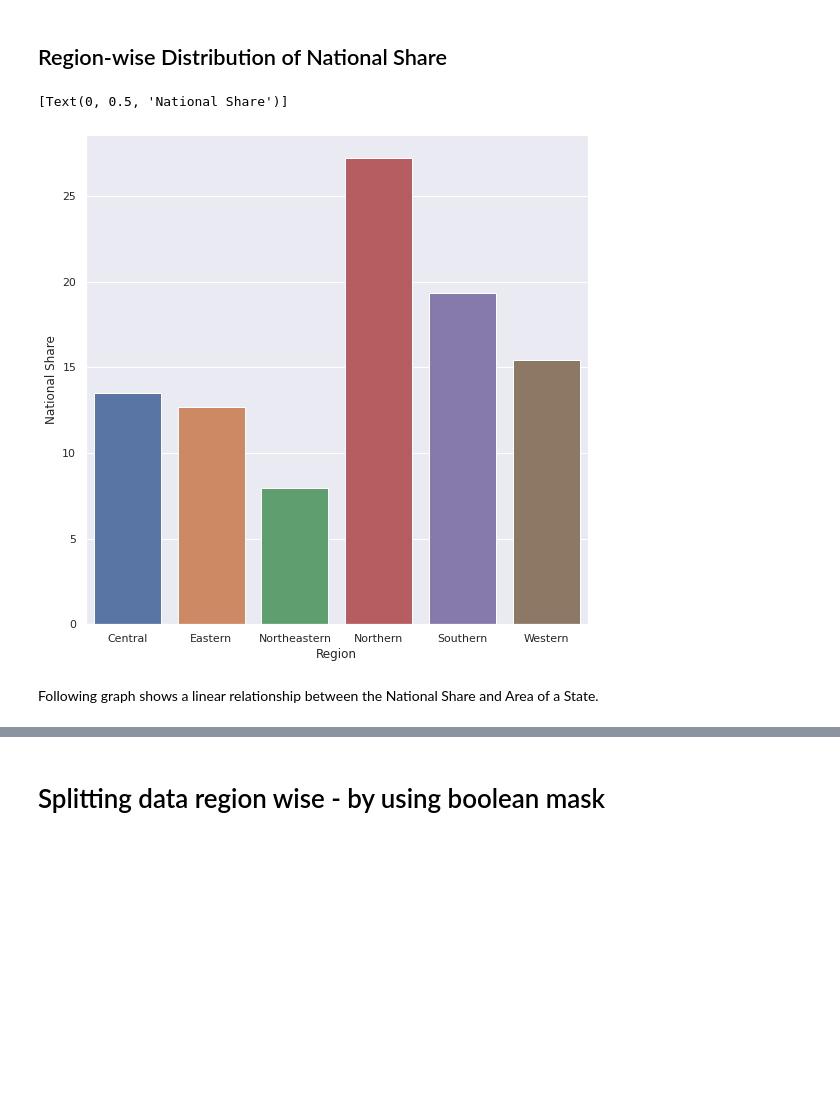
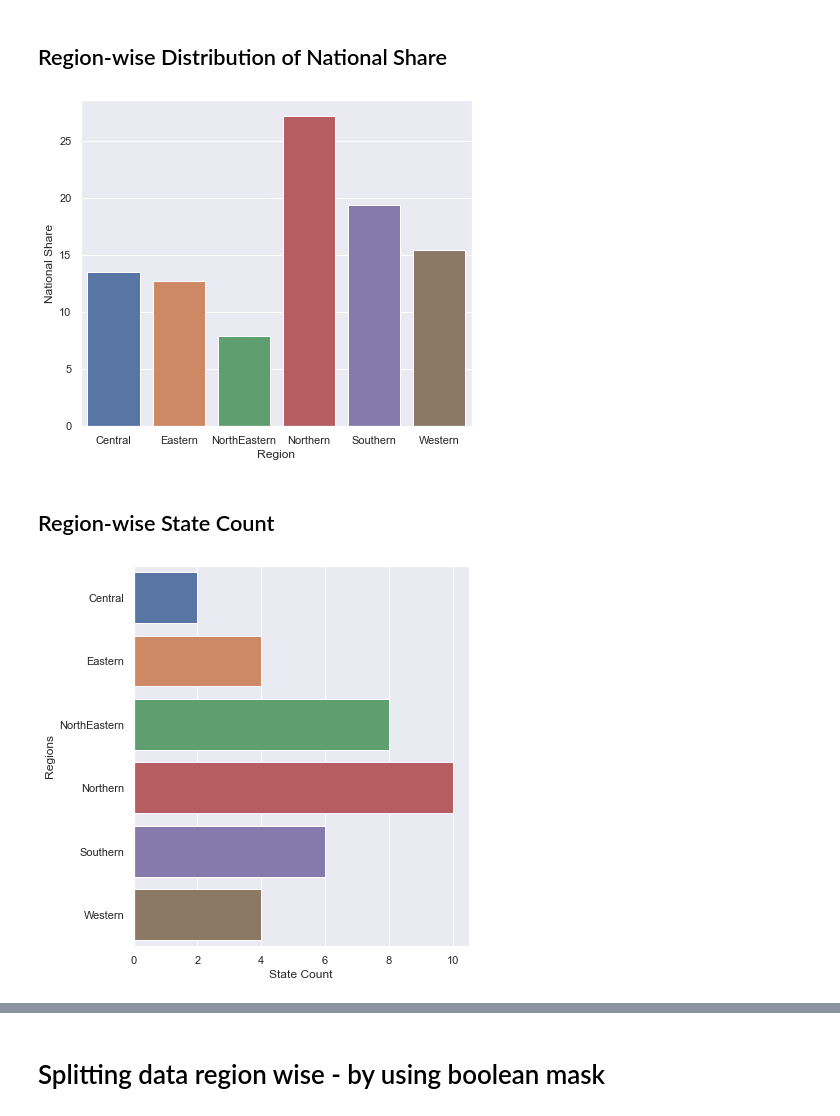
Before and after one commit to SheCodes-IEEE-CIS-GHRCE/Electricity-Generation-Analysis-and-Prediction-in-India, a Jupyter notebook: Elec-gen.ipynb, the cells around one changed output, grey strips where cells are left out. Saved outputs shown, nothing was run; the diff lists cells and outputs as text; code cells hidden in the pictures; blank space fills up the shorter version.

Commit message:
EDA and data splitted

```diff
--- a/Elec-gen.ipynb
+++ b/Elec-gen.ipynb
@@ -328,10 +324,12 @@ state_region
 | 31 | Dadra and Nagar Haveli and Daman ... | 603 | Western | 0.010 |
 | 32 | Puducherry | 492 | Southern | 0.010 |
 | 33 | Chandigarh | 114 | Northern | 0.003 |
+# %%
+state_region = state_region.replace('Northeastern','NorthEastern')
 # %% [markdown]
 # State-wise Distribution of National-Share
 # %%
-sns.set(rc={'figure.figsize':(12,9)})
+sns.set(rc={'figure.figsize':(10,8)})
 sns.barplot(x='National Share (%)',y='State / Union territory (UT)',data=state_region)
 plt.show()
 # %% [output]
@@ -341,5 +339,6 @@ plt.show()
 # %%
 regions = state_region.groupby('Region').agg('sum')
+regions['State Count']= state_region.groupby(by=['Region'])['State / Union territory (UT)'].count()
 regions = regions.reset_index()
 regions
 # %% [output]
@@ -359,14 +352,21 @@ plt.show()
 # %% [markdown]
 ## Region-wise Distribution of National Share
 # %%
-sns.set(rc={'figure.figsize':(9,9)})
+sns.set(rc={'figure.figsize':(7,6)})
 ax= sns.barplot(x='Region',y='National Share (%)',data=regions)
 ax.set(ylabel = "National Share")
+plt.show()
 # %% [output]
-[Text(0, 0.5, 'National Share')]
-[figure, old version]
+[figure, new version]
-# %% [markdown]
-Following graph shows a linear relationship between the National Share and Area of a State.
+# %% [markdown]
+## Region-wise State Count
+# %%
+sns.set(rc={'figure.figsize':(6,7)})
+ax= sns.barplot(y='Region',x='State Count',data=regions)
+ax.set(ylabel = "Regions")
+plt.show()
+# %% [output]
+[figure, added]
 # %%
 plt.scatter(state_region['National Share (%)'],state_region['Area (km2)'])
 plt.title('National Share Vs. Area',fontsize=20)
```
Also changed, not shown: parts of 48 cells of this notebook.
